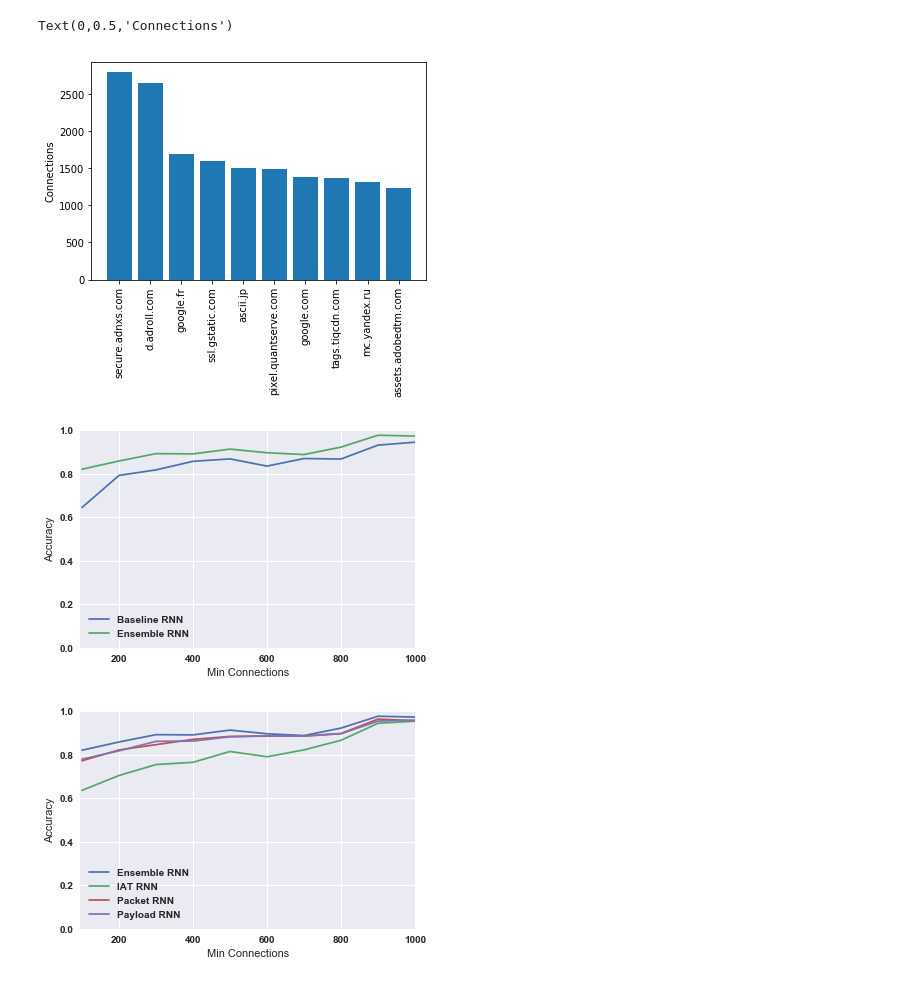
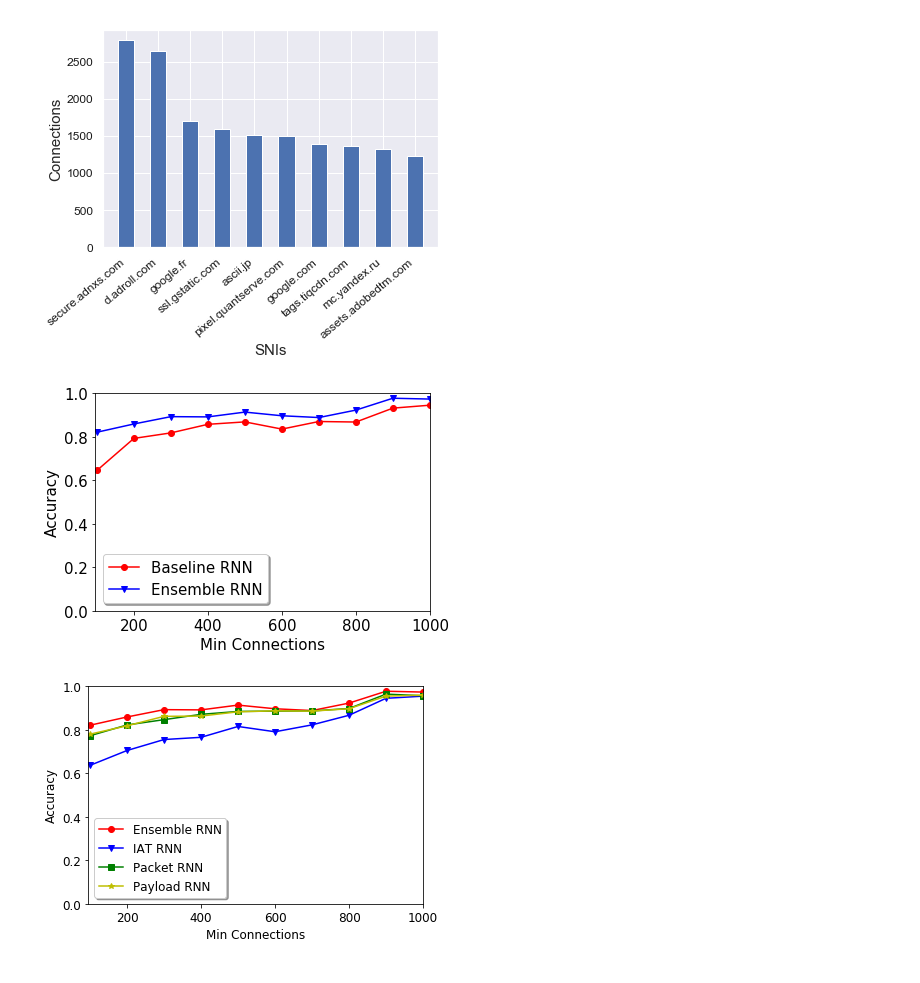
Before and after one commit to niloofarbayat/NetworkClassification, a Jupyter notebook: notebook.ipynb, the cells around one changed output. Cells and saved outputs as stored; diff of their text form; code cells hidden in the pictures.

Commit message:
visualizations

```diff
--- a/notebook.ipynb
+++ b/notebook.ipynb
@@ -27,16 +28,25 @@ top_ten = sorted(zip(counts, snis))[-10:]
 counts = [x for x, _ in top_ten]
 top_snis = [x for _, x in top_ten]
 # %%
-plt.bar([x for x in reversed(top_snis)], [x for x in reversed(counts)])
-plt.xticks(rotation=90)
-plt.ylabel('Connections')
+width = 0.5
+plt.bar([x for x in reversed(top_snis)], [x for x in reversed(counts)],width)
+plt.xticks(color='k',rotation=40, size=12, ha='right')
+plt.yticks( color='k', size=12)
+plt.xlabel('SNIs', fontsize= 15)
+plt.ylabel('Connections', fontsize= 15)
+
+
+plt.savefig('classes.png', bbox_inches='tight')
+
+plt.show()
 # %% [output]
-Text(0,0.5,'Connections')
-[figure, old version]
+[figure, new version]
 # %%
 dataset = read_csv('final_results.csv')
 df = pd.DataFrame(dataset)
 # %%
+legend_format =  ['-or', '-vb']
+idx= 0
 for k1, v1 in df.groupby([0], as_index=False):
     if k1 not in ['Baseline RNN', 'Ensemble RNN']:
         continue
@@ -48,15 +58,26 @@ for k1, v1 in df.groupby([0], as_index=False):
 
     xp = [i for i, _ in sorted(zip(x,y))]
     yp = [i for _, i in sorted(zip(x,y))]
-    plt.plot(xp, yp, label=k1)
-    plt.xlabel('Min Connections')
-    plt.ylabel('Accuracy')
-    plt.ylim(0.0,1)
-    plt.xlim(95,1000)
-    plt.legend()
+    plt.plot(xp, yp, legend_format[idx],linewidth=1.5,markersize=6, label=k1)
+    idx += 1
+
+plt.xticks( color='k', size=15)
+plt.yticks( color='k', size=15)
+plt.xlabel('Min Connections', fontsize= 15)
+plt.ylabel('Accuracy', fontsize= 15)
+plt.ylim(0.0,1)
+plt.xlim(95,1000)
+plt.legend(fontsize= 15, fancybox= True, shadow=True)
+
+plt.savefig('classes.png', bbox_inches='tight')
+
+plt.show()
 # %% [output]
-[figure, old version]
+[figure, new version]
 # %%
+fontsize = 12
+legend_format =  ['-or', '-vb', '-sg', '-*y']
+idx= 0
 for k1, v1 in df.groupby([0], as_index=False):
     if k1 not in ['IAT RNN', 'Packet RNN', 'Payload RNN', 'Ensemble RNN']:
         continue
@@ -68,12 +89,20 @@ for k1, v1 in df.groupby([0], as_index=False):
 
     xp = [i for i, _ in sorted(zip(x,y))]
     yp = [i for _, i in sorted(zip(x,y))]
-    plt.plot(xp, yp, label=k1)
-    plt.xlabel('Min Connections')
-    plt.ylabel('Accuracy')
-    plt.ylim(0.0,1)
-    plt.xlim(95,1000)
-    plt.legend()
+    plt.plot(xp, yp, legend_format[idx],linewidth=1.5,markersize=6, label=k1)
+    idx += 1
+
+plt.xticks( color='k', size=fontsize)
+plt.yticks( color='k', size=fontsize)
+plt.xlabel('Min Connections', fontsize= fontsize)
+plt.ylabel('Accuracy', fontsize= fontsize)
+plt.ylim(0.0,1)
+plt.xlim(95,1000)
+plt.legend(fontsize= fontsize, fancybox= True, shadow=True)
+
+plt.savefig('ensemble.png', bbox_inches='tight')
+
+plt.show()
 # %% [output]
-[figure, old version]
+[figure, new version]
 # %%
```
Also changed, not shown: parts of 5 cells of this notebook.
